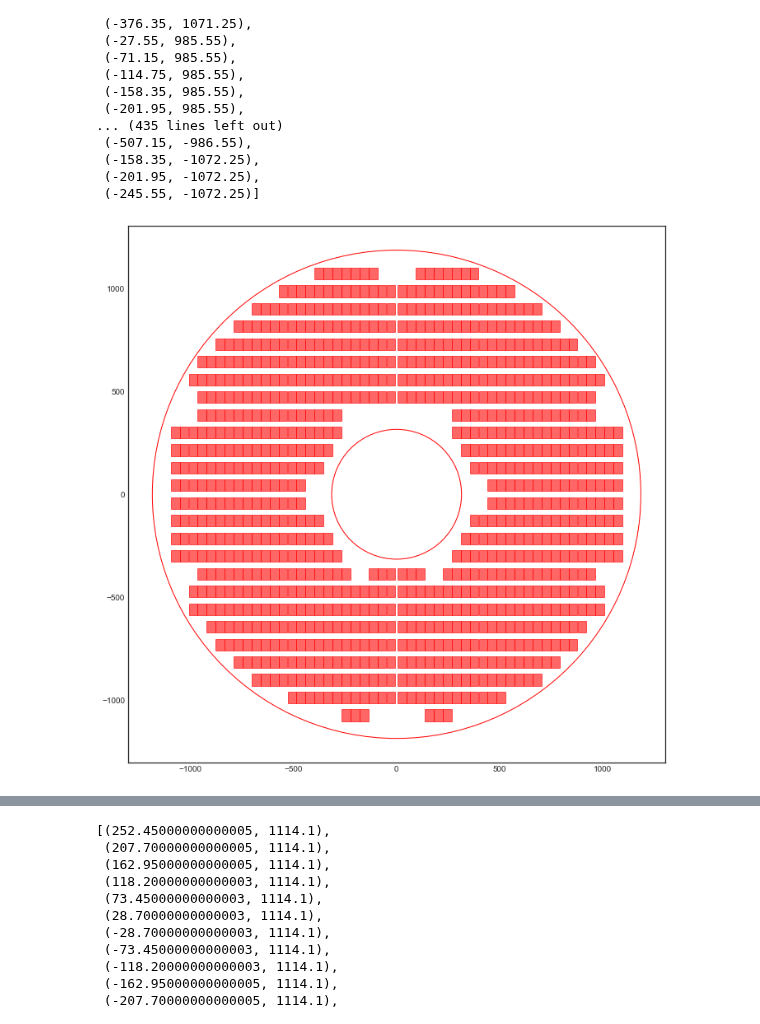
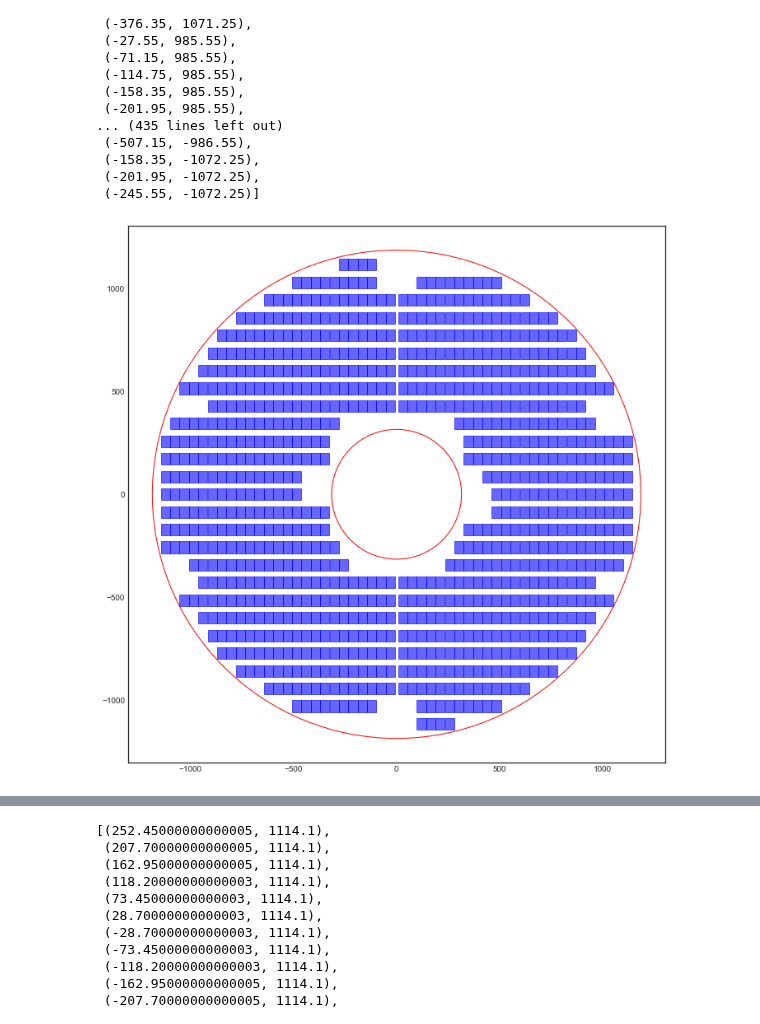
Before and after one commit to yashmehra028/ETL-Copy, a Jupyter notebook: new_task.ipynb, the cells around one changed output, grey strips where cells are left out. Saved outputs shown, nothing was run; the diff lists cells and outputs as text; code cells hidden in the pictures.

```diff
--- a/new_task.ipynb
+++ b/new_task.ipynb
@@ -272,5 +272,6 @@ def make_txt2(first_mod_center,mod_size_x=43.1,mod_size_y=56.5,mod_gap_x=0.5,mod
 
 # centers = make_txt2(top2)
 # %%
-centers2 = make_txt2((top2[0]-1.15,top2[1]),mod_size_x=44.25)
-# centers2 = make_txt2(top2)
+centers2 = make_txt2((top2[0]-1.9,top2[1]),mod_size_x=45,mod_gap_x=0.5)
+centers2.sort(key=lambda x:[x[1],x[0]],reverse=True)
+centers2
@@ -277,5 +366,8 @@ centers2 = make_txt2((top2[0]-1.15,top2[1]),mod_size_x=44.25)
 # %%
 df = pd.read_csv('data/Face 1.txt', sep='\t')
+# df = df.loc[df['Module '] != 754]
+# df['X'] = df['X'].apply(lambda x:float(x))
+# df['Y'] = df['Y'].apply(lambda x:float(x))
 
 coordinates_txt = list(zip(df['X'],df['Y']))
 coordinates_txt.sort(key=lambda x:[x[1],x[0]],reverse=True)
@@ -288,7 +380,7 @@ output = []
 
 for i in range(len(int_y)):
     coors_txt_filt = list(filter(lambda x:x[1]==int_y[i] and x[0]<0,coordinates_txt))
-    centers_filt = list(filter(lambda x:x[1]==int_y2[i] and x[0]<0,centers2))
+    centers_filt = list(filter(lambda x:x[1]==int_y2[i]and x[0]<0,centers2))
     x_lhs = coors_txt_filt[-1][0]
     x_rhs = coors_txt_filt[0][0]
     centers_filt_2 = list(filter(lambda x:x[0] <= x_rhs and x[0] >= x_lhs,centers_filt))
@@ -297,3 +389,5 @@ for i in range(len(int_y)):
 
 output = [j for i in output for j in i]
 output.sort(key=lambda x:[x[1],x[0]],reverse=True)
+
+centers2.sort(key=lambda x:[x[1],x[0]],reverse=True)
@@ -324,35 +442,31 @@ coordinates_txt
 # %%
 plt.rcParams['figure.figsize'] = [12, 12]
 
 inner = plt.Circle((0, 0), 315,fill=None, edgecolor='r')
 outer = plt.Circle((0, 0), 1185,fill=None, edgecolor='r')
 
 plt.gca().add_patch(inner)
 plt.gca().add_patch(outer)
 
 
-# for x1,y1 in centers2:
-#     m = Module(height=44.25,width=56.5,x=x1,y=y1)
-#     plt.gca().add_patch(m.getPolygon2(color='blue'))
+for x1,y1 in centers2:
+    m = Module(height=45,width=56.5,x=x1,y=y1)
+    plt.gca().add_patch(m.getPolygon2(color='blue'))
 
-# for x1,y1 in output:
-#     m = Module(height=44.25,width=56.5,x=x1,y=y1)
-#     plt.gca().add_patch(m.getPolygon2())
+# df = pd.read_csv('data/Face 1.txt',sep='\t')
 
-df = pd.read_csv('less_than_800_task/Face 3.txt')
-
-# df = df.loc[df['Module '] != 754]
-for x1,y1 in zip(df['X'],df['Y']):
-    x1,y1 = float(x1),float(y1)
-    m = Module(height=43.1,width=56.5,x=x1,y=y1)
-    plt.gca().add_patch(m.getPolygon2(color='red'))
+# # df = df.loc[df['Module '] != 754]
+# for x1,y1 in zip(df['X'],df['Y']):
+#     x1,y1 = float(x1),float(y1)
+#     m = Module(height=43.1,width=56.5,x=x1,y=y1)
+#     plt.gca().add_patch(m.getPolygon2(color='red'))
 
 
 # plt.legend(['custom made file', 'original txt'])
 # plt.gca().get_legend().legendHandles[0].set_color('blue')
 
 plt.axis('scaled')
 # plt.savefig('./new_configs/overlap_2_with_original')
 plt.show()
 # %% [output]
-[figure, old version]
+[figure, new version]
```
Also changed, not shown: parts of 10 cells of this notebook, 5 other files.
